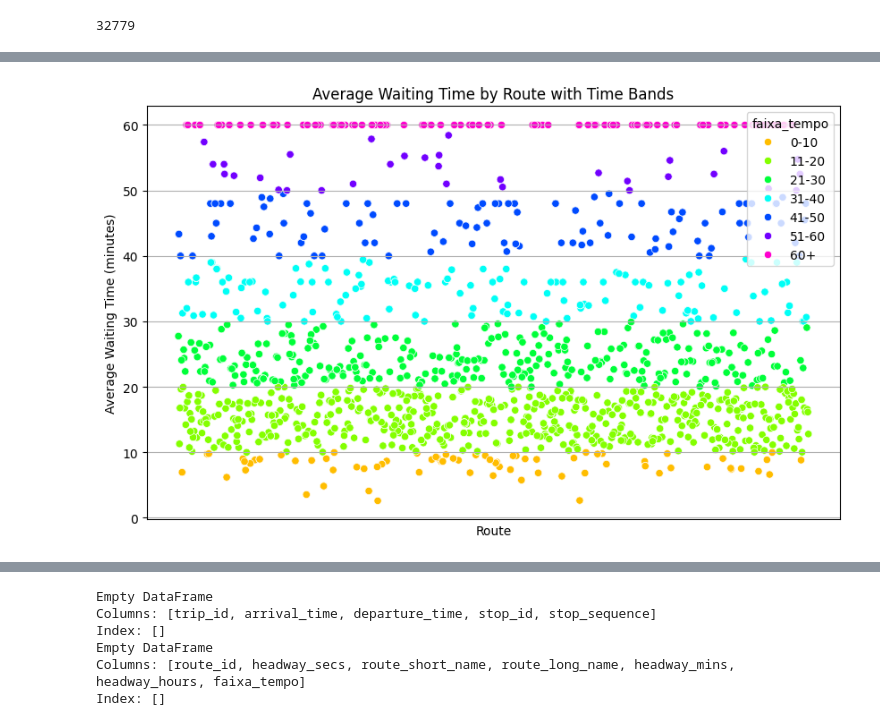
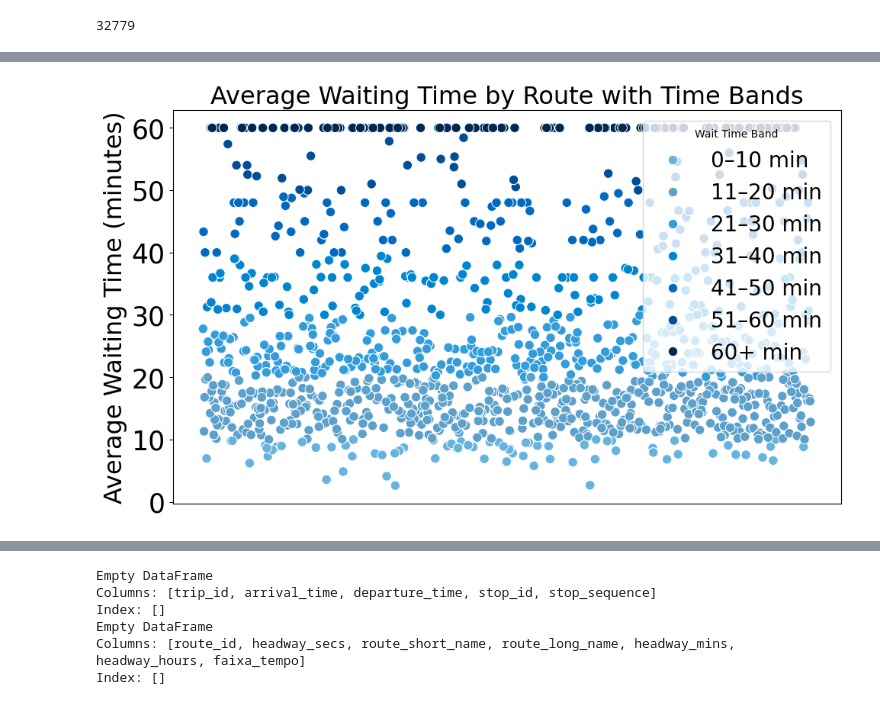
Before and after one commit to Lucas-HenriqueAntonio/SP_Public_Transport_Data_Analysis, a Jupyter notebook: SP_Public_Transport_Data_Analisys.ipynb, the cells around one changed output, grey strips where cells are left out. Drawn from its saved outputs; the diff is of its cells as text; code cells hidden in the pictures.

```diff
--- a/SP_Public_Transport_Data_Analisys.ipynb
+++ b/SP_Public_Transport_Data_Analisys.ipynb
@@ -135,11 +140,23 @@ print(linhas_tempo_espera[['route_short_name', 'route_long_name', 'headway_secs'
 3     12.952381       0.215873
 4     12.952381       0.215873
 # %%
-plt.figure(figsize=(10, 6))
-sns.boxenplot(x='headway_mins', data=linhas_tempo_espera, palette="bright")
-plt.xlabel('Average Waiting Time (minutes)')
-plt.title('General Distribution of Average Waiting Time')
+plt.rcParams.update({
+    'axes.titlesize': 10,
+    'axes.labelsize': 9,
+    'xtick.labelsize': 8,
+    'ytick.labelsize': 8,
+    'legend.fontsize': 8
+})
+
+os.makedirs("figs_eps", exist_ok=True)
+
+plt.figure(figsize=(3.5, 2.5))  # Ideal para coluna única
+sns.boxenplot(x='headway_mins', data=linhas_tempo_espera, palette="bright", linewidth=1.5)
+plt.xlabel('Average Waiting Time (min)')
+plt.title('Distribution of Wait Times')
 plt.grid(True)
+plt.tight_layout(pad=1.0)
+plt.savefig("figs_eps/boxen_wait_time.eps", format="eps", dpi=300, bbox_inches="tight")
 plt.show()
 # %% [output]
 Passing `palette` without assigning `hue` is deprecated and will be removed in v0.14.0. Assign the `y` variable to `hue` and set `legend=False` for the same effect.
@@ -151,23 +168,70 @@ print(len(linhas_tempo_espera))
 # %% [output]
 32779
 # %%
+import os
 import pandas as pd
 import matplotlib.pyplot as plt
 import seaborn as sns
 
+plt.rcParams.update({
+    'axes.titlesize': 23,
+    'axes.labelsize': 23,
+    'xtick.labelsize': 7,
+    'ytick.labelsize': 25,
+    'legend.fontsize': 20
+})
+
 bins = [0, 10, 20, 30, 40, 50, 60, float('inf')]
 labels = ['0-10', '11-20', '21-30', '31-40', '41-50', '51-60', '60+']
-linhas_tempo_espera['faixa_tempo'] = pd.cut(linhas_tempo_espera['headway_mins'], bins=bins, labels=labels, right=False)
+translated_labels = {
+    '0-10': '0–10 min',
+    '11-20': '11–20 min',
+    '21-30': '21–30 min',
+    '31-40': '31–40 min',
+    '41-50': '41–50 min',
+    '51-60': '51–60 min',
+    '60+': '60+ min'
+}
+
+linhas_tempo_espera['faixa_tempo'] = pd.cut(
+    linhas_tempo_espera['headway_mins'],
+    bins=bins,
+    labels=labels,
+    right=False
+)
 
 sampled_data = linhas_tempo_espera.sample(frac=0.1, random_state=0)
 
+os.makedirs("figs_eps", exist_ok=True)
+
 plt.figure(figsize=(10, 6))
-sns.scatterplot(x='route_short_name', y='headway_mins', hue='faixa_tempo', data=sampled_data, palette='hsv')
-plt.xlabel('Route')
+ax = sns.scatterplot(
+    x='route_short_name',
+    y='headway_mins',
+    hue='faixa_tempo',
+    data=sampled_data,
+    palette=  [
+    "#66b3e0",
+    "#5ca0cc",
+    "#339ddc",
+    "#0086d1",
+    "#0069c0",
+    "#004e98",
+    "#002855"
+],
+    hue_order=labels,
+    s=80
+)
+ax.set_xticks([])
+ax.set_xlabel('')
 plt.ylabel('Average Waiting Time (minutes)')
 plt.title('Average Waiting Time by Route with Time Bands')
-plt.xticks(rotation=90)
-plt.xticks([])
-plt.grid(True)
+
+# Legenda traduzida
+handles, _ = ax.get_legend_handles_labels()
+ax.legend(handles=handles, labels=[translated_labels[l] for l in labels], title='Wait Time Band')
+
+plt.tight_layout(pad=1.2)
+plt.savefig("figs_eps/scatter_wait_route.eps", format="eps", dpi=600, bbox_inches="tight")
 plt.show()
 # %% [output]
@@ -174,2 +239,2 @@ plt.show()
-[figure, old version]
+[figure, new version]
 # %%
```
Also changed, not shown: parts of 21 cells of this notebook.
